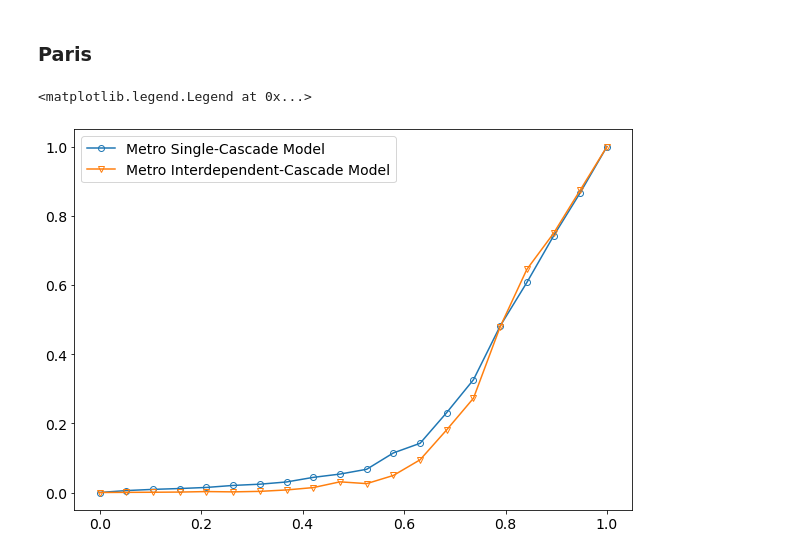
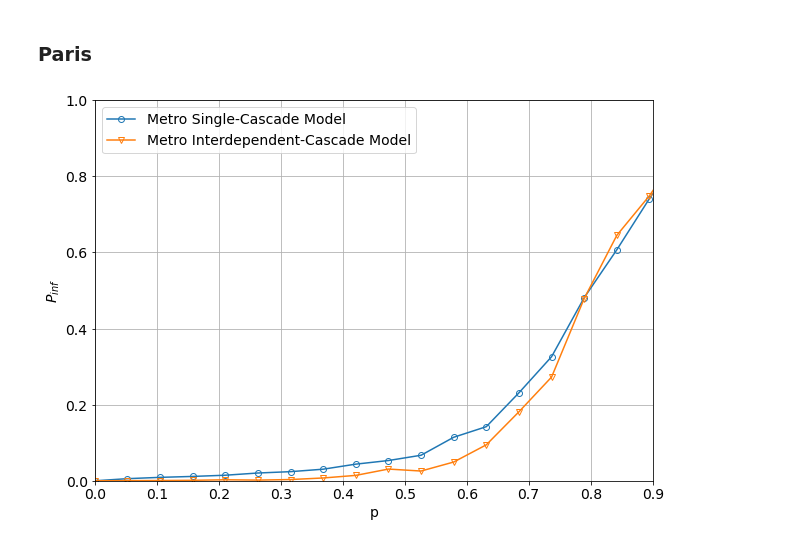
Before and after one commit to pbonazzi/network-cascade-failure, a Jupyter notebook: notebooks/report.ipynb, the cells around one changed output. Cells and saved outputs as stored; diff of their text form; code cells hidden in the pictures.

```diff
--- a/notebooks/report.ipynb
+++ b/notebooks/report.ipynb
@@ -161,15 +204,31 @@ intd_m_tr_train_data_scale = Paris_intMetro_cascResult[0]*G_train_avgk
 intd_tr_m_data_scale = Paris_intTrain_cascResult[0]*G_intd_m_tr_avgk
 intd_tr_m_train_data_scale = Paris_intTrain_cascResult[0]*G_train_avgk
 intd_tr_m_metro_data_scale = Paris_intTrain_cascResult[0]*G_metro_avgk
+# %%
+plt.figure(figsize=(10,7))
+plt.plot(metro_data_scale, metro_data[1],
+        label="Metro Single-Cascade Model", marker='o', mfc = "None")
+plt.plot(intd_m_tr_metro_data_scale, Paris_intMetro_cascResult[2],
+        label = "Metro Interdependent-Cascade Model", marker='v', mfc = "None")
+
+plt.ylabel('$P_{inf}$')
+plt.xlabel('p')
+plt.legend(loc="upper left")
+plt.ylabel('$P_{inf}$')
+plt.ylim(0, 1)
+plt.xlim(0,0.9)
+path = "figure/Fig_Real1.png"
+plt.savefig(path, dpi=300, bbox_inches='tight')
+plt.grid()
+plt.show()
+# %% [output]
+[figure, added]
 # %%
-plt.figure(figsize=(10,7))
-plt.plot(metro_data_scale, metro_data[1],
-        label="Metro Single-Cascade Model", marker='o', mfc = "None")
-plt.plot(intd_m_tr_metro_data_scale, Paris_intMetro_cascResult[2],
-        label = "Metro Interdependent-Cascade Model", marker='v', mfc = "None")
-plt.legend()
+# plt.figure(figsize=(10,7))
+# plt.plot(train_data_scale, train_data[1],
+#         label="Train Single-Cascade Model", marker='s', mfc = "None")
+# plt.plot(intd_tr_m_train_data_scale, Paris_intTrain_cascResult[2],
+#         label = "Train Interdependent-Cascade Model", marker='*', mfc = "None")
+# plt.legend()
-# %% [output]
-<matplotlib.legend.Legend at 0x...>
-[figure, removed]
 # %%
 plt.figure(figsize=(10,7))
```
Also changed, not shown: parts of 12 cells of this notebook, 8 other files.
